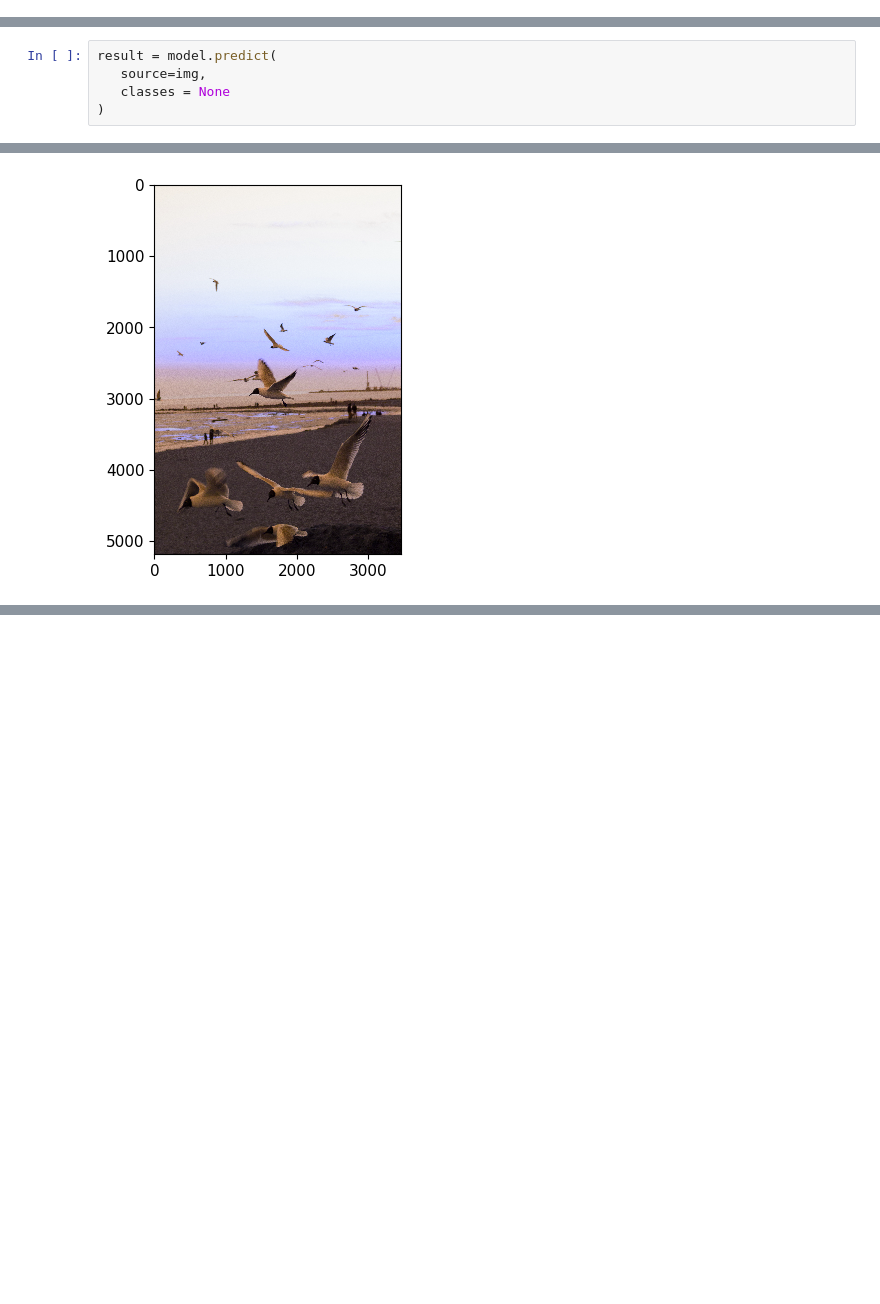
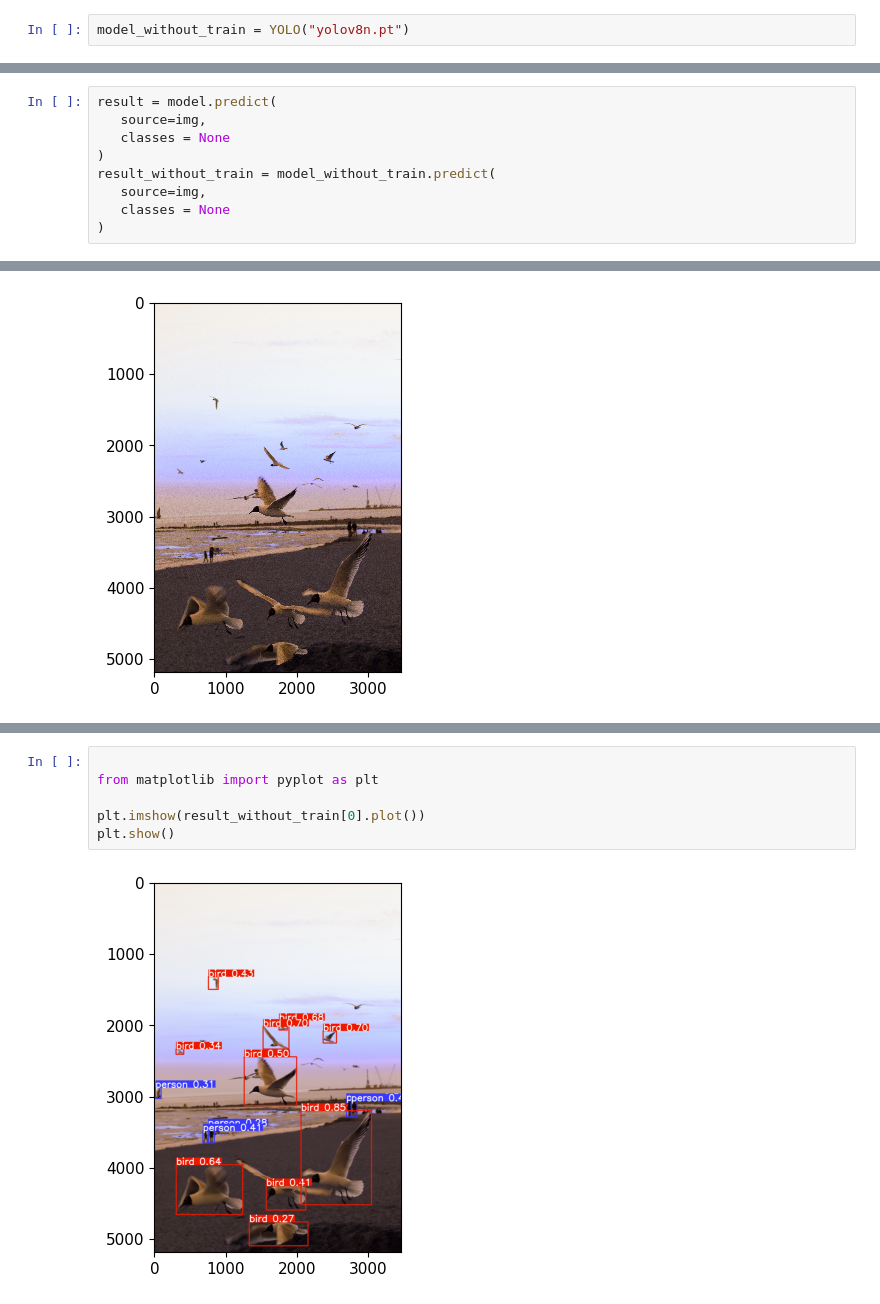
Before and after one commit to StevenDelval/Decouvrez-YoloV8, a Jupyter notebook: use_model.ipynb, the cells around one changed output, grey strips where cells are left out. Saved outputs shown, nothing was run; the diff lists cells and outputs as text; blank space fills up the shorter version.

Commit message:
feat: add model without train

```diff
--- a/use_model.ipynb
+++ b/use_model.ipynb
@@ -7,6 +7,8 @@ import cv2
 import os
 # %%
 model = YOLO('best.pt')
+# %%
+model_without_train = YOLO("yolov8n.pt")
 # %%
 model.names.items()
 # %% [output]
@@ -18,5 +20,9 @@ result = model.predict(
    source=img,
    classes = None
 )
+result_without_train = model_without_train.predict(
+   source=img,
+   classes = None
+)
 # %% [output]
 Downloading https://images.pexels.com/photos/2111932/pexels-photo-2111932.jpeg to pexels-photo-2111932.jpeg...
@@ -39,0 +50,8 @@ plt.show()
+# %%
+
+from matplotlib import pyplot as plt
+
+plt.imshow(result_without_train[0].plot())
+plt.show()
+# %% [output]
+[figure, added]
```
Also changed, not shown: parts of 2 cells of this notebook.
